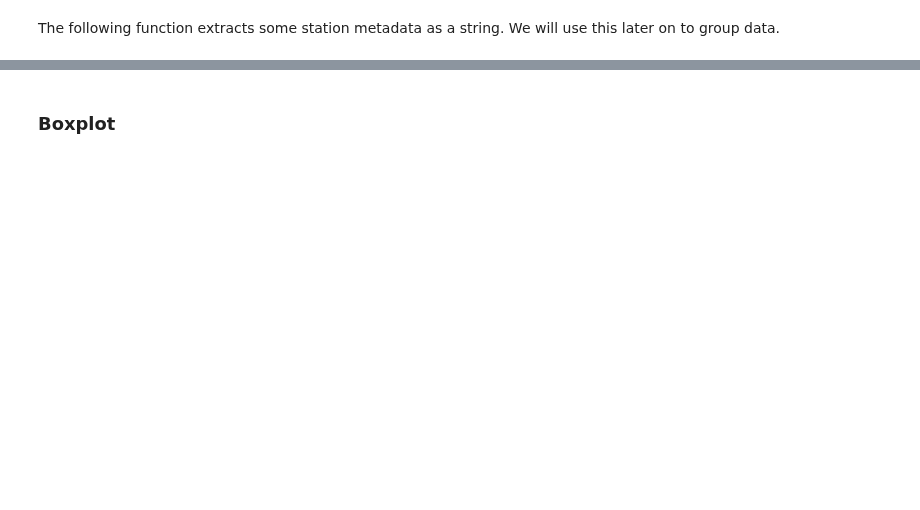
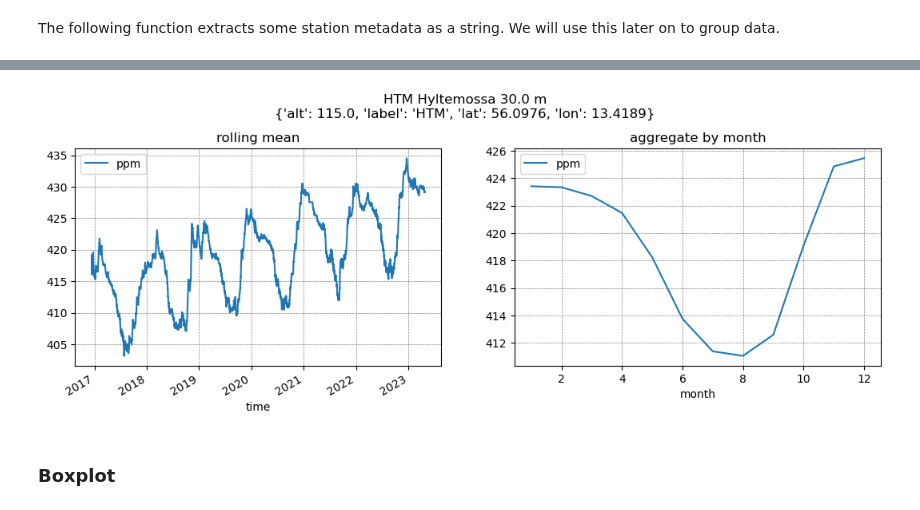
Before and after one commit to ICOS-Carbon-Portal/jupyter, a Jupyter notebook: notebooks/pylib_examples/ex7_ObsPackData.ipynb, the cells around one changed output, grey strips where cells are left out. Drawn from its saved outputs; the diff is of its cells as text; code cells hidden in the pictures; blank space fills up the shorter version.

```diff
--- a/notebooks/pylib_examples/ex7_ObsPackData.ipynb
+++ b/notebooks/pylib_examples/ex7_ObsPackData.ipynb
@@ -112,3 +125,24 @@ def data_feature(dobj):
+# %%
+def zscore(data, window=720):
+    '''
+    Calculate the z-score.. how much standard deviation is the data point away from the mean
+    We will use this to plot outliers. For this example we now that we have hourly
+    measurements; we have opted for a default window size of a month (24*30=720)
+
+    Parameters
+    ----------
+    data : Pandas serires
+
+    Returns
+    -------
+    Pandas Series
+    '''
+    r = data.rolling(window=window)
+    m = r.mean().shift(1)
+    #m = r.mean()
+    s = r.std(ddof=0).shift(1)
+    z = (data-m)/s
+    return z
 # %% [markdown]
 # 1. Download the file, unpack und load the data
 # %% [markdown]
@@ -278,19 +390,21 @@ fig.show()
 # %%
-# create a plot with running average and aggreate by month
+# create a plot with running average and aggregate by month
 fig, (ax1, ax2) = plt.subplots(1, 2, figsize=(13, 4))
 fig.suptitle(label(dataset)+'\n'+ str(dataset.station['location']), fontsize=12, y=1.05)
 
 # a rolling mean with a monthly window, makes a trend clearly visible
-data.ewm(span = 8640).mean().plot(y='ppm', grid=True, ax=ax1)
-ax1.set_title('rolling mean by year')
+data.ewm(span = 720).mean().plot(y='ppm', grid=True, ax=ax1)
+ax1.set_title('rolling mean')
 ax1.grid(color='grey', linestyle='--', linewidth=0.5)
 
 # aggregate by month, to show seasonality
 data.groupby(['month'], sort=False, group_keys=False ).mean().sort_index().plot(y='ppm',grid=True, ax=ax2)
 ax2.set_title('aggregate by month')
 ax2.grid(color='grey', linestyle='--', linewidth=0.5)
 
 fig.show()
+# %% [output]
+[figure, added]
 # %% [markdown]
 ### Boxplot
 # %%
```
Also changed, not shown: parts of 20 cells of this notebook.
